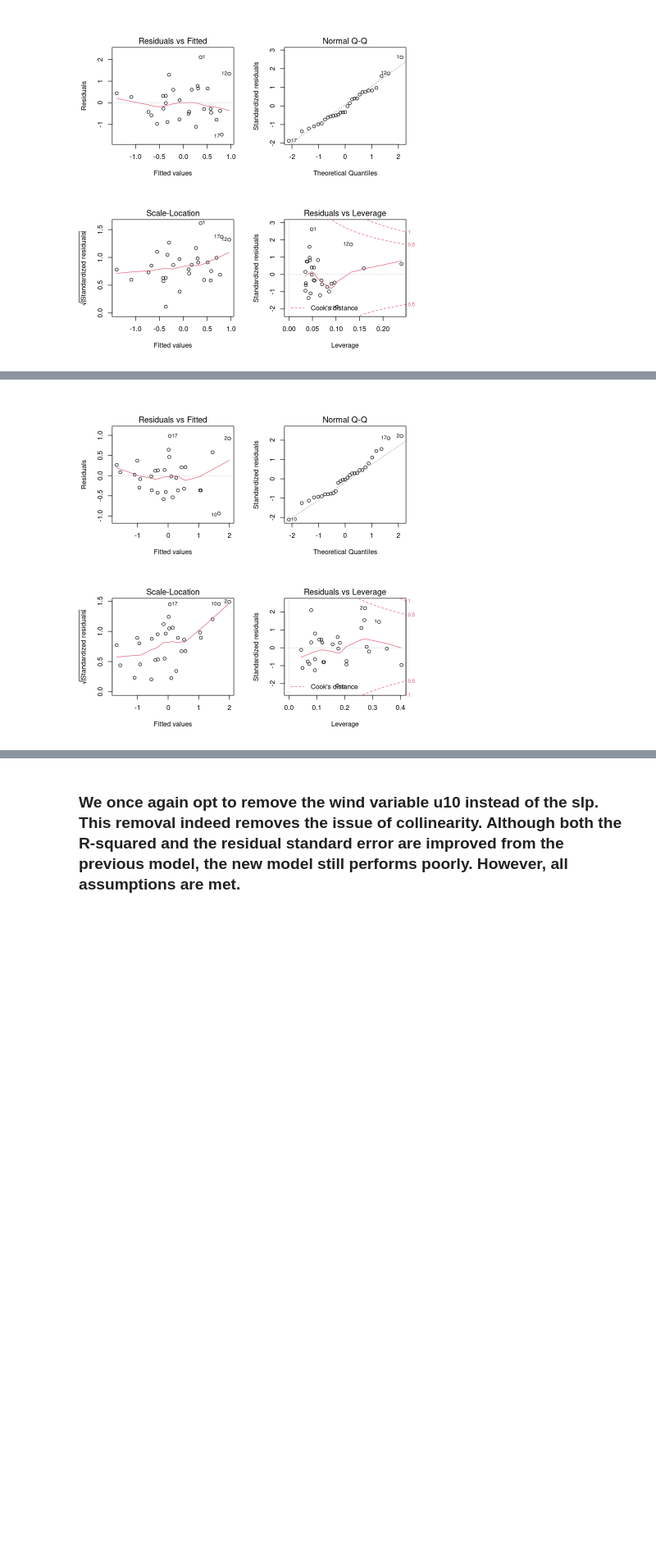
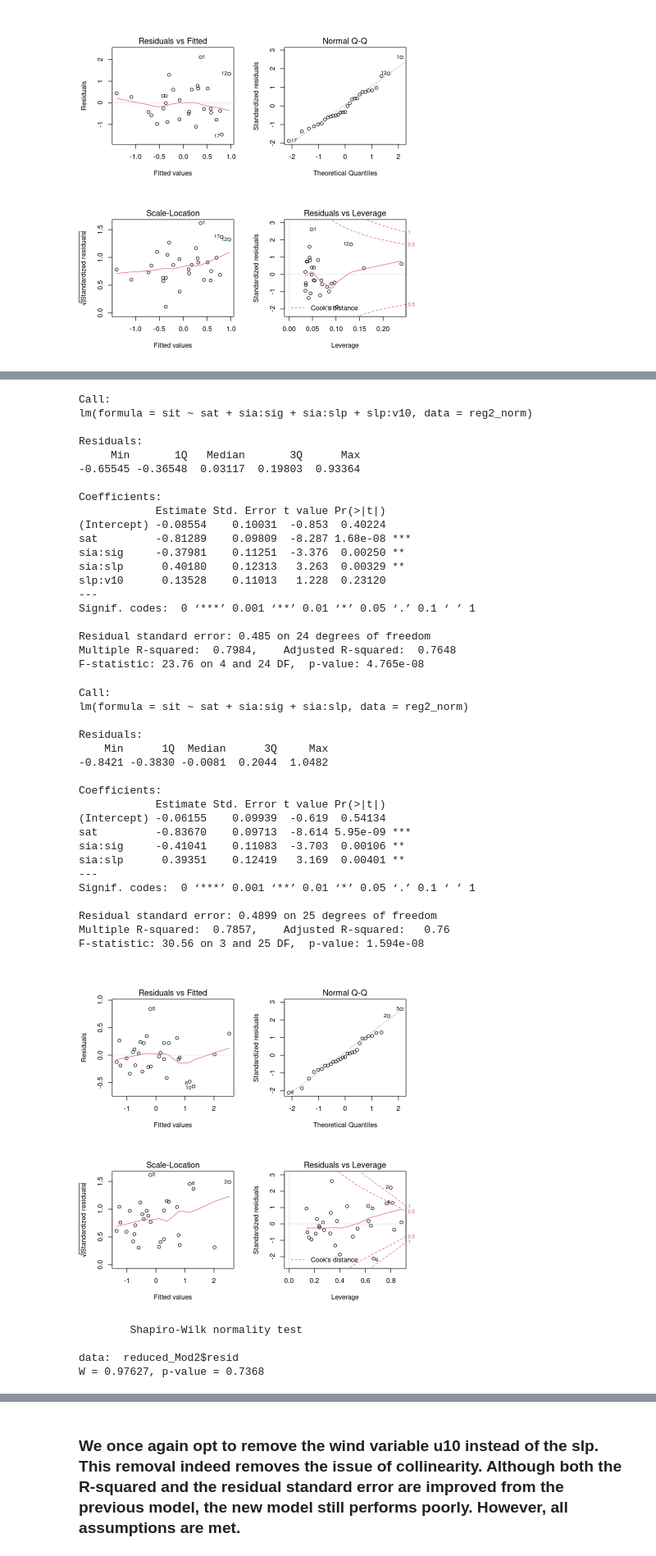
Before and after one commit to lozanom1/STA2101_Project, a Jupyter notebook: STA2101_FinalProject.ipynb, the cells around one changed output, grey strips where cells are left out. Shown at 82% size. Drawn from its saved outputs; the diff is of its cells as text; code cells hidden in the pictures; blank space fills up the shorter version.

```diff
--- a/STA2101_FinalProject.ipynb
+++ b/STA2101_FinalProject.ipynb
@@ -1560,7 +1627,7 @@ imcdiag(fit2_prelim)
 fit2_prelim2 <- lm(sit~sia + sig + sat+ slp + v10  , data=reg2_norm)
 omcdiag(fit2_prelim2)
 imcdiag(fit2_prelim2)
-fin_fit2 <- fit2_prelim2
+fin_fit2 <- lm(sit ~ sia + sig + sat + slp + v10 + sia:sig + sia:sat + sia:slp +sia:v10 + sig:sat + sig:slp + sig:v10 + sat:slp + sat:v10 + slp:v10, data=reg2_norm)
 Mod2 <- step(fin_fit2)
 summary(Mod2)
 
@@ -1571,6 +1638,19 @@ shapiro.test(Mod2$resid)
 
 # Test heterostescadisity
 bptest(Mod2)
+
+reduced_Mod2 <- lm(sit ~ sat + sia:sig + sia:slp + slp:v10, data=reg2_norm)
+summary(reduced_Mod2)
+reduced_Mod2 <- lm(sit ~ sat + sia:sig + sia:slp, data=reg2_norm)
+summary(reduced_Mod2)
+
+par(mfrow=c(2,2))
+plot(reduced_Mod2)
+#Test normality
+shapiro.test(reduced_Mod2$resid)
+
+# Test heterostescadisity
+bptest(reduced_Mod2)
 # %% [output]
 Call:
 omcdiag(mod = fit2_prelim)
@@ -1689 +1763,44 @@ BP = 8.8112, df = 4, p-value = 0.066
+Call:
+lm(formula = sit ~ sat + sia:sig + sia:slp + slp:v10, data = reg2_norm)
+
+Residuals:
+     Min       1Q   Median       3Q      Max
+-0.65545 -0.36548  0.03117  0.19803  0.93364
+
+Coefficients:
+            Estimate Std. Error t value Pr(>|t|)
+(Intercept) -0.08554    0.10031  -0.853  0.40224
+sat         -0.81289    0.09809  -8.287 1.68e-08 ***
+sia:sig     -0.37981    0.11251  -3.376  0.00250 **
+sia:slp      0.40180    0.12313   3.263  0.00329 **
+slp:v10      0.13528    0.11013   1.228  0.23120
+---
+Signif. codes:  0 ‘***’ 0.001 ‘**’ 0.01 ‘*’ 0.05 ‘.’ 0.1 ‘ ’ 1
+
+Residual standard error: 0.485 on 24 degrees of freedom
+Multiple R-squared:  0.7984,    Adjusted R-squared:  0.7648
+F-statistic: 23.76 on 4 and 24 DF,  p-value: 4.765e-08
+Call:
+lm(formula = sit ~ sat + sia:sig + sia:slp, data = reg2_norm)
+
+Residuals:
+    Min      1Q  Median      3Q     Max
+-0.8421 -0.3830 -0.0081  0.2044  1.0482
+
+Coefficients:
+            Estimate Std. Error t value Pr(>|t|)
+(Intercept) -0.06155    0.09939  -0.619  0.54134
+sat         -0.83670    0.09713  -8.614 5.95e-09 ***
+sia:sig     -0.41041    0.11083  -3.703  0.00106 **
+sia:slp      0.39351    0.12419   3.169  0.00401 **
+---
+Signif. codes:  0 ‘***’ 0.001 ‘**’ 0.01 ‘*’ 0.05 ‘.’ 0.1 ‘ ’ 1
+
+Residual standard error: 0.4899 on 25 degrees of freedom
+Multiple R-squared:  0.7857,    Adjusted R-squared:   0.76
+F-statistic: 30.56 on 3 and 25 DF,  p-value: 1.594e-08
-[figure, old version]
+[figure, new version]
+        Shapiro-Wilk normality test
+
+data:  reduced_Mod2$resid
+W = 0.97627, p-value = 0.7368
```
Also changed, not shown: parts of 22 cells of this notebook.
